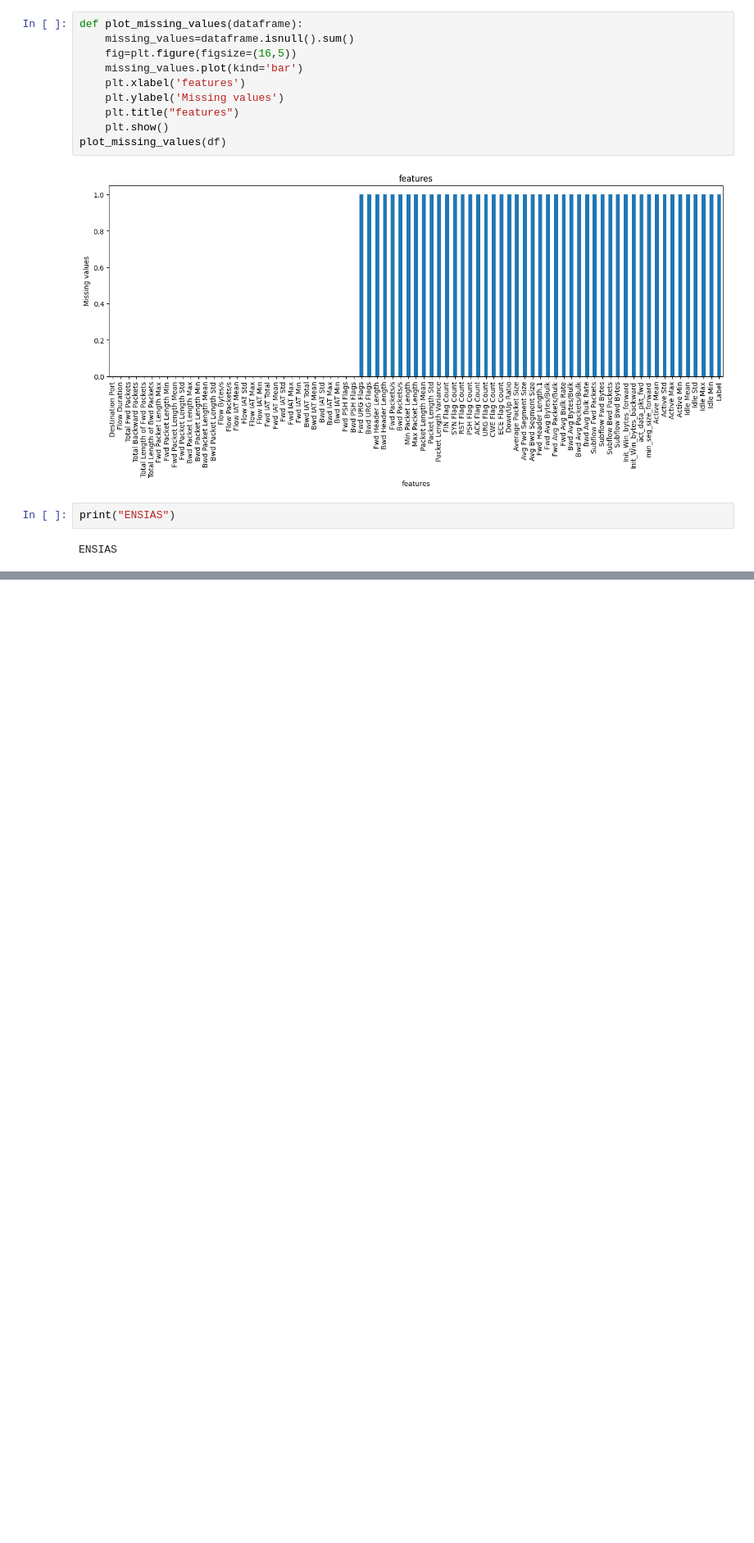
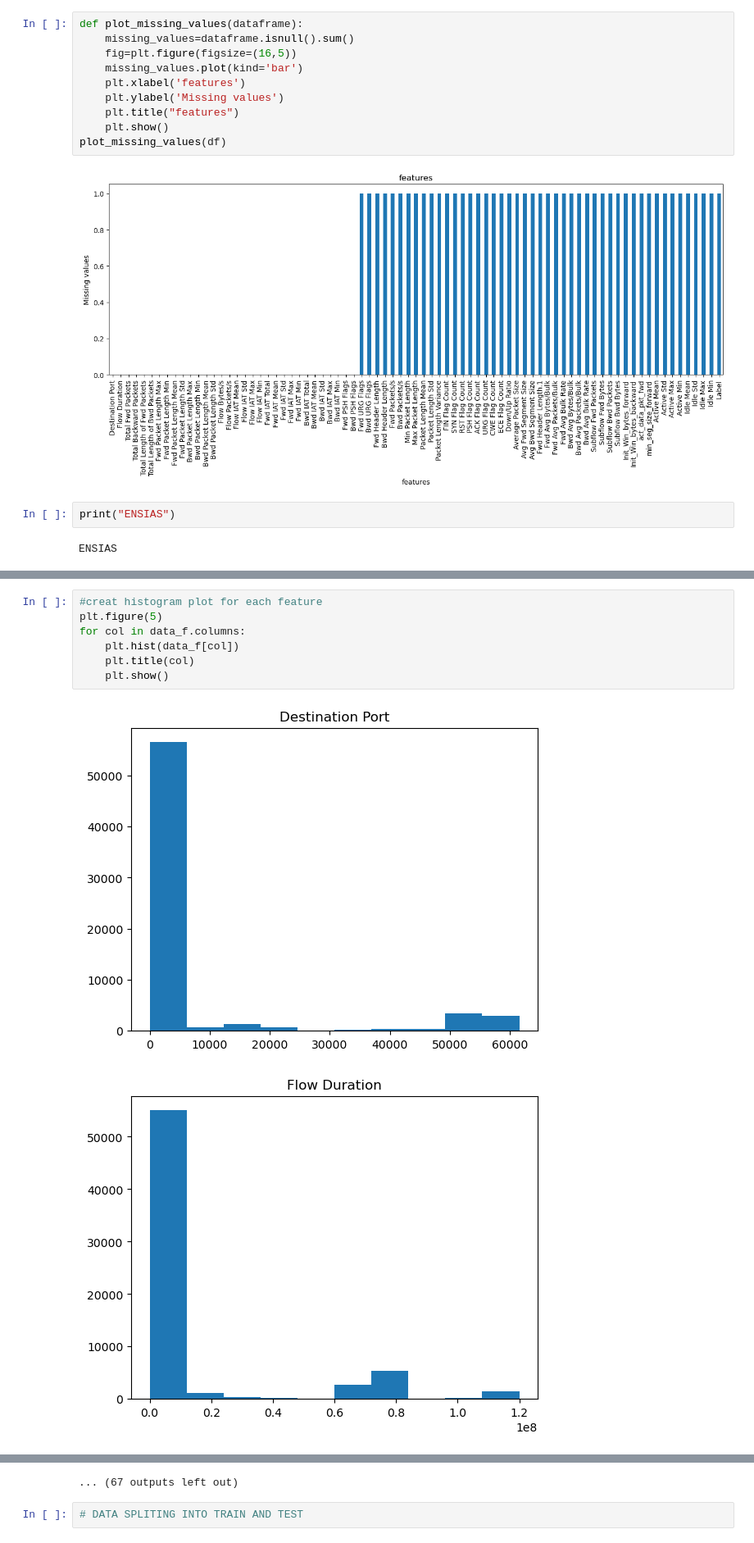
Before and after one commit to fidaear/detect-DDOS-using-Machine-Learning, a Jupyter notebook: main_file.ipynb, the cells around one changed output, grey strips where cells are left out. Shown at 82% size. Cells and saved outputs as stored; diff of their text form; blank space fills up the shorter version.

```diff
--- a/main_file.ipynb
+++ b/main_file.ipynb
@@ -66,0 +130,10 @@ ENSIAS
+# %%
+#creat histogram plot for each feature
+plt.figure(5)
+for col in data_f.columns:
+    plt.hist(data_f[col])
+    plt.title(col)
+    plt.show()
+# %% [output]
+[figure, added]
+[figure, added]
@@ -66,0 +150,3 @@ ENSIAS
+... (67 outputs left out)
+# %%
+# DATA SPLITING INTO TRAIN AND TEST
```
Also changed, not shown: parts of 15 cells of this notebook.
